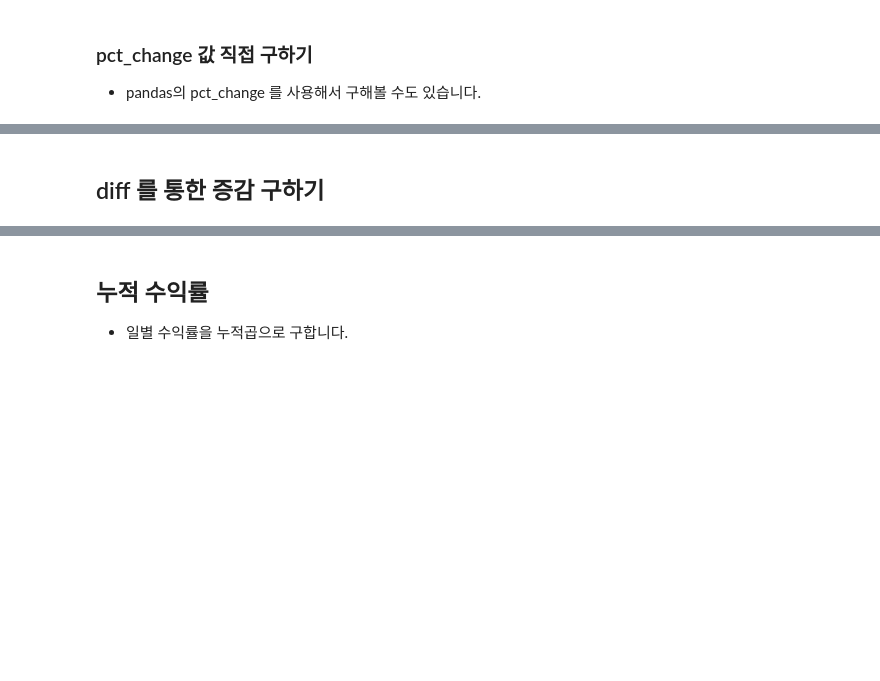
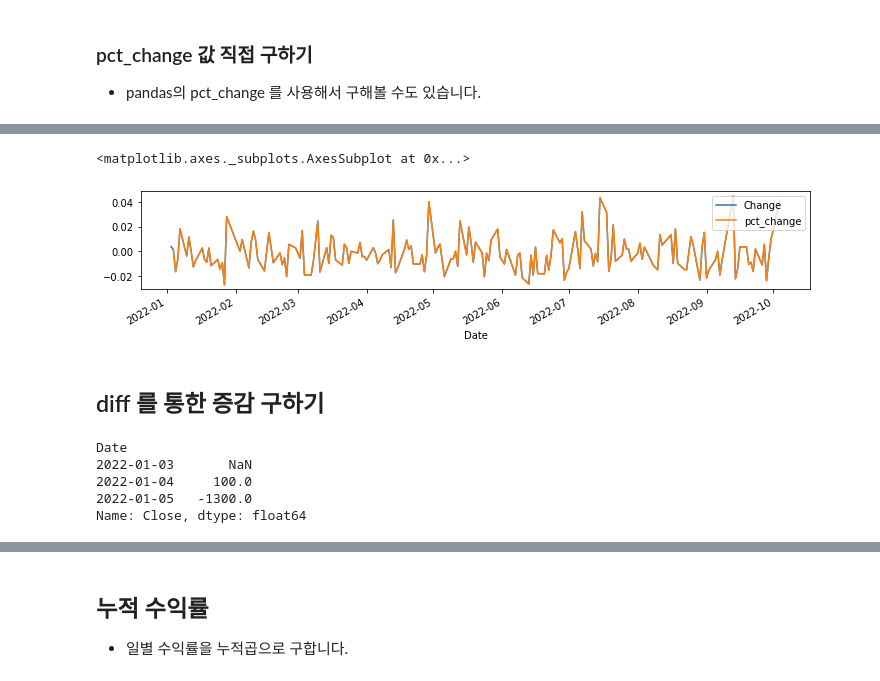
Before and after one commit to radanim/TIL, a Jupyter notebook: 01_일별_수익률과_이동평균_input.ipynb, the cells around one changed output, grey strips where cells are left out. Drawn from its saved outputs; the diff is of its cells as text; code cells hidden in the pictures; blank space fills up the shorter version.

```diff
--- a/01_일별_수익률과_이동평균_input.ipynb
+++ b/01_일별_수익률과_이동평균_input.ipynb
@@ -29,3 +50,5 @@
 ## 삼성전자 일별시세 불러오기
 # %%
 # 삼성전자 : 005930
+df=fdr.DataReader("005930","2022")
+df.shape
@@ -37,5 +88,5 @@
 # %%
 # Change = ( 종가 / 전일종가 ) - 1
-# df["Change2"]
+df["Change2"]=(df["Close"]/df["Close"].shift(1))-1
 # %%
 # 불러온 값과 직접 구한 값이 같은지 확인하기
@@ -44,4 +104,5 @@
 * pandas의 pct_change 를 사용해서 구해볼 수도 있습니다.
 # %%
 # pct_change = (종가/전일종가) - 1
-# df["pct_change"]
+df["pct_change"] = df["Close"].pct_change()
+df.head()
@@ -48,3 +117,4 @@
 # %%
 # Diff 값 구하기
-# df["Diff"]
+df["Diff"] = df["Close"].diff()
+df.head(5)
@@ -51,9 +129,20 @@
 # %%
 # "Change", "pct_change" 시각화 하기
+df[["Change","pct_change"]].plot(figsize=(12,2))
+# %% [output]
+<matplotlib.axes._subplots.AxesSubplot at 0x...>
+[figure, added]
 # %% [markdown]
 ## diff 를 통한 증감 구하기
 # %%
 # 이전 데이터와 다음 데이터의 차이를 구합니다.
+df["Close"].diff().head(3)
+# %% [output]
+Date
+2022-01-03       NaN
+2022-01-04     100.0
+2022-01-05   -1300.0
+Name: Close, dtype: float64
 # %%
 # shift로 diff 구하기
 # 종가 - 전일종가
```
Also changed, not shown: parts of 37 cells of this notebook.
